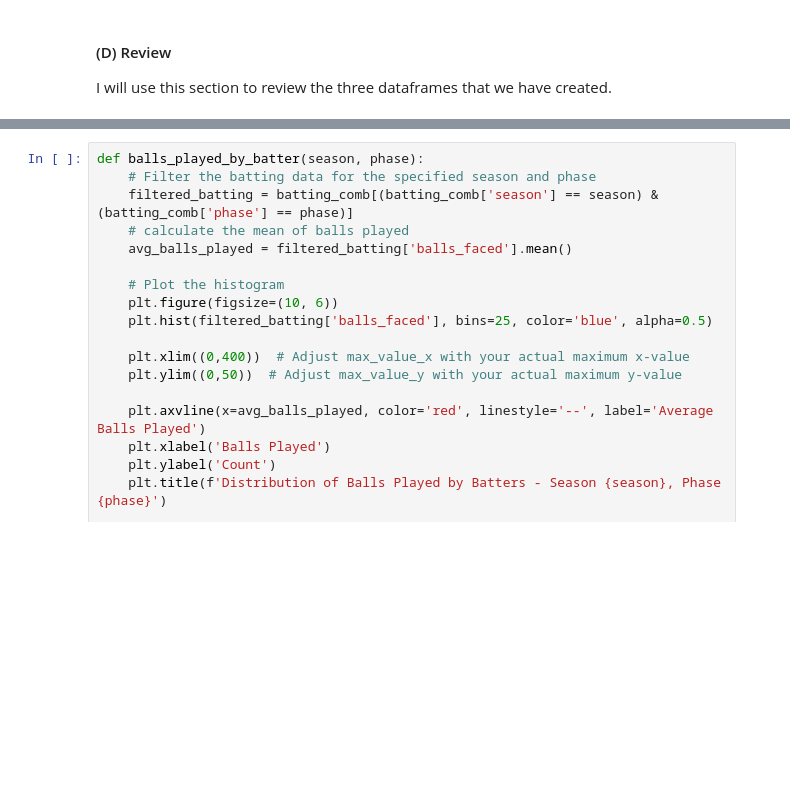
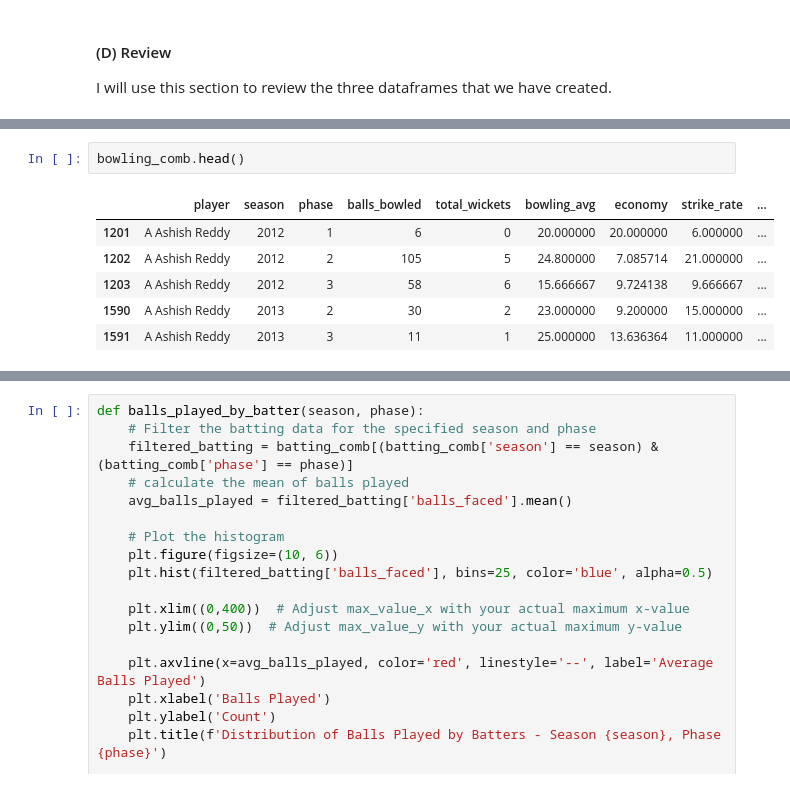
Before and after one commit to rohitbhamidi/ipl-player-salary, a Jupyter notebook: 1-DataWrangling.ipynb, the cells around one changed output, grey strips where cells are left out. Drawn from its saved outputs; the diff is of its cells as text; blank space fills up the shorter version.

```diff
--- a/1-DataWrangling.ipynb
+++ b/1-DataWrangling.ipynb
@@ -653,0 +652,9 @@ print(general_comb.head())
+# %%
+bowling_comb.head()
+# %% [output]
+|  | player | season | phase | balls_bowled | total_wickets | bowling_avg | economy | strike_rate | ... |
+| 1201 | A Ashish Reddy | 2012 | 1 | 6 | 0 | 20.000000 | 20.000000 | 6.000000 | ... |
+| 1202 | A Ashish Reddy | 2012 | 2 | 105 | 5 | 24.800000 | 7.085714 | 21.000000 | ... |
+| 1203 | A Ashish Reddy | 2012 | 3 | 58 | 6 | 15.666667 | 9.724138 | 9.666667 | ... |
+| 1590 | A Ashish Reddy | 2013 | 2 | 30 | 2 | 23.000000 | 9.200000 | 15.000000 | ... |
+| 1591 | A Ashish Reddy | 2013 | 3 | 11 | 1 | 25.000000 | 13.636364 | 11.000000 | ... |
```
Also changed, not shown: parts of 8 cells of this notebook, 1 other file.
